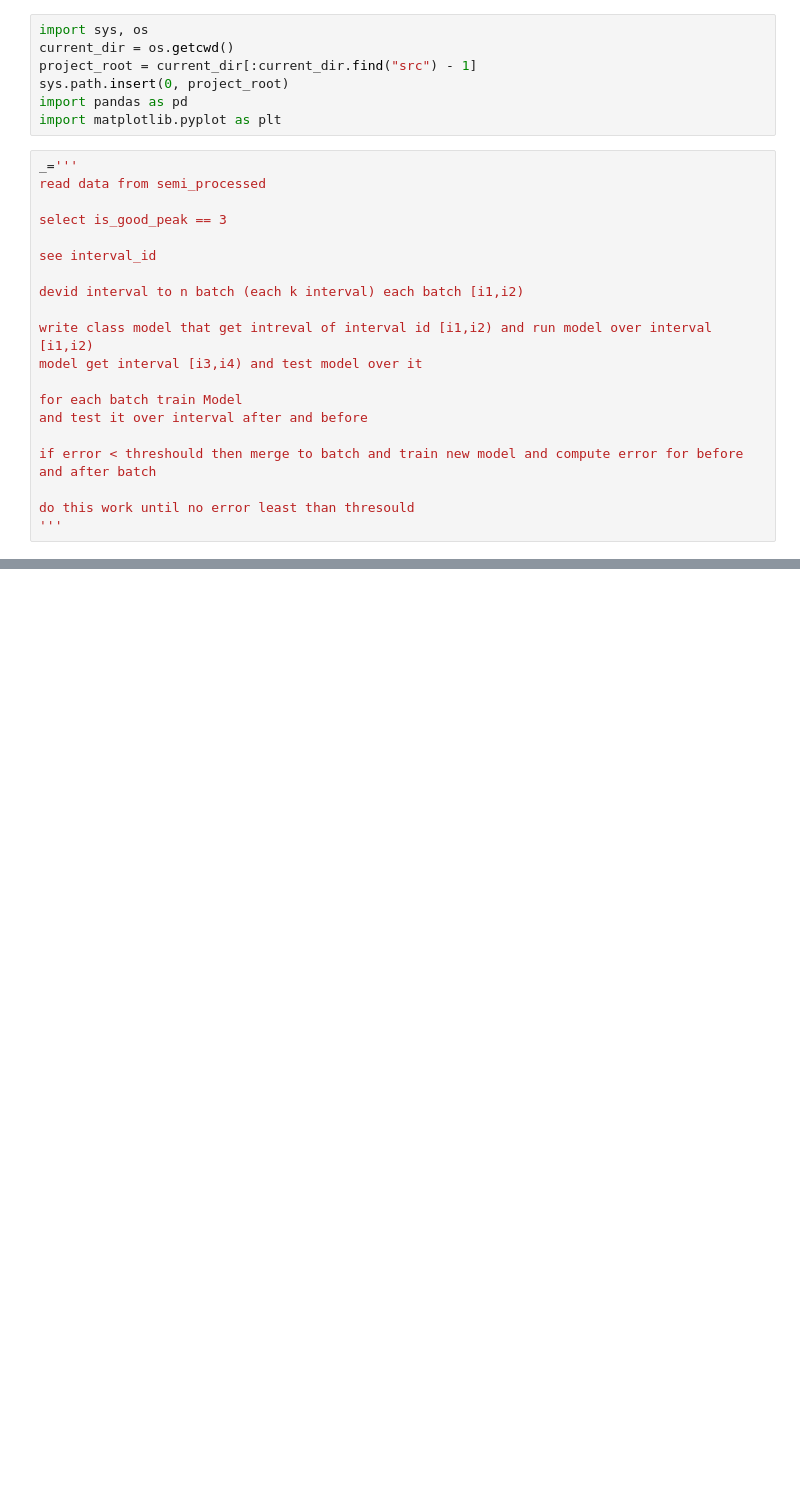
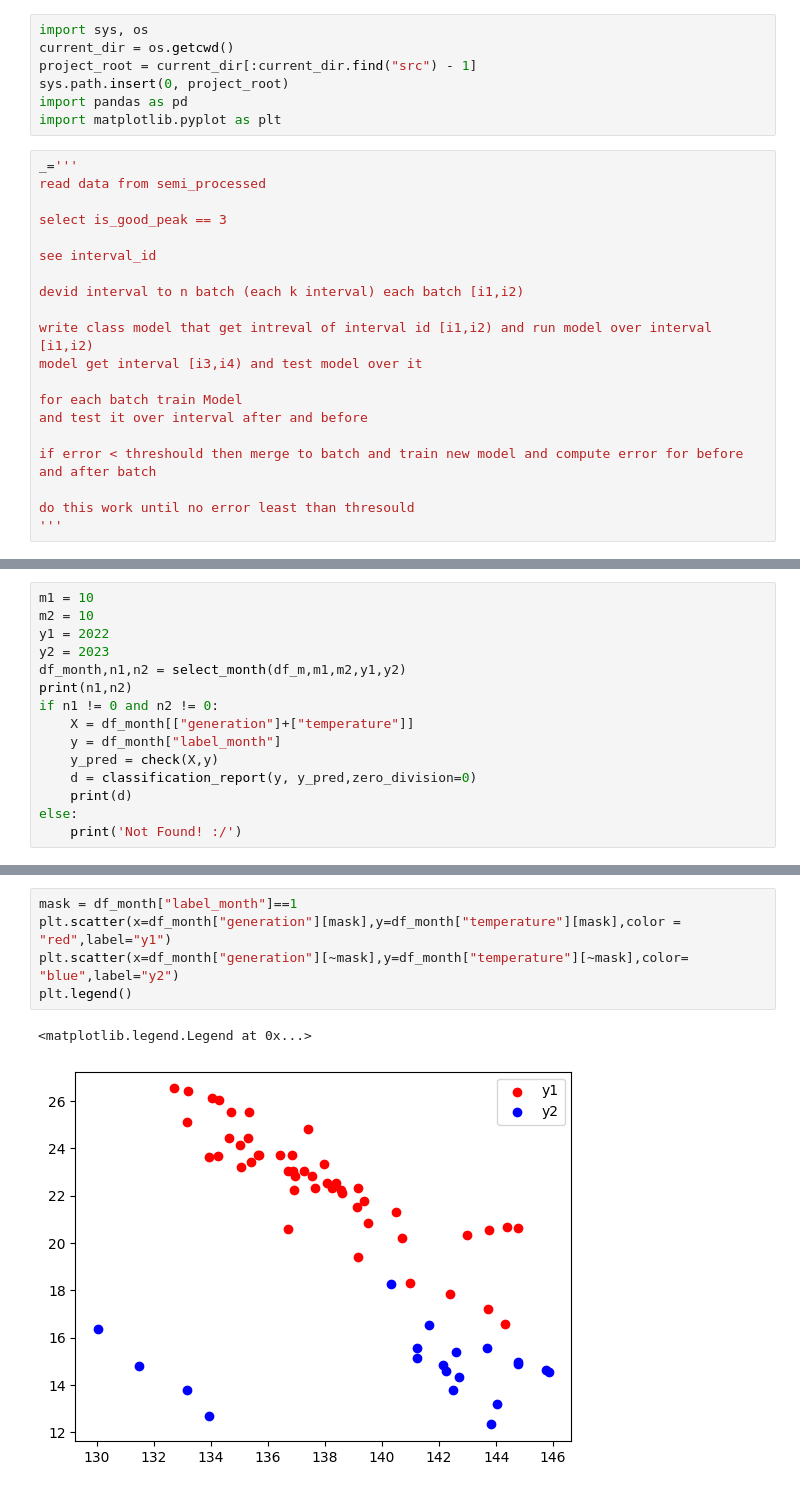
Before and after one commit to SHSMJ200/Bargh_ML, a Jupyter notebook: src/models/jupyter_files/change_detector.ipynb, the cells around one changed output, grey strips where cells are left out. Saved outputs shown, nothing was run; the diff lists cells and outputs as text; blank space fills up the shorter version.

```diff
--- a/src/models/jupyter_files/change_detector.ipynb
+++ b/src/models/jupyter_files/change_detector.ipynb
@@ -296,0 +458,15 @@ weighted avg       0.99      0.99      0.99      4597
+# %%
+m1 = 10
+m2 = 10
+y1 = 2022
+y2 = 2023
+df_month,n1,n2 = select_month(df_m,m1,m2,y1,y2)
+print(n1,n2)
+if n1 != 0 and n2 != 0:
+    X = df_month[["generation"]+["temperature"]]
+    y = df_month["label_month"]
+    y_pred = check(X,y)
+    d = classification_report(y, y_pred,zero_division=0)
+    print(d)
+else:
+    print('Not Found! :/')
@@ -296,0 +483,8 @@ weighted avg       0.99      0.99      0.99      4597
+# %%
+mask = df_month["label_month"]==1
+plt.scatter(x=df_month["generation"][mask],y=df_month["temperature"][mask],color = "red",label="y1")
+plt.scatter(x=df_month["generation"][~mask],y=df_month["temperature"][~mask],color= "blue",label="y2")
+plt.legend()
+# %% [output]
+<matplotlib.legend.Legend at 0x...>
+[figure, added]
```
Also changed, not shown: parts of 22 cells of this notebook, 2 other files.
